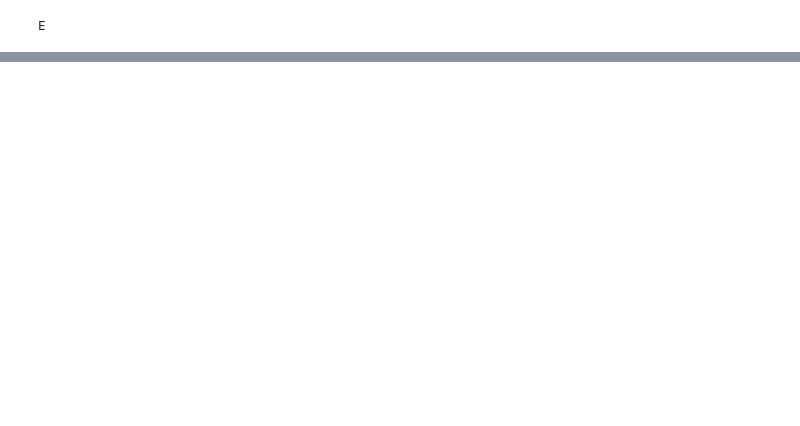
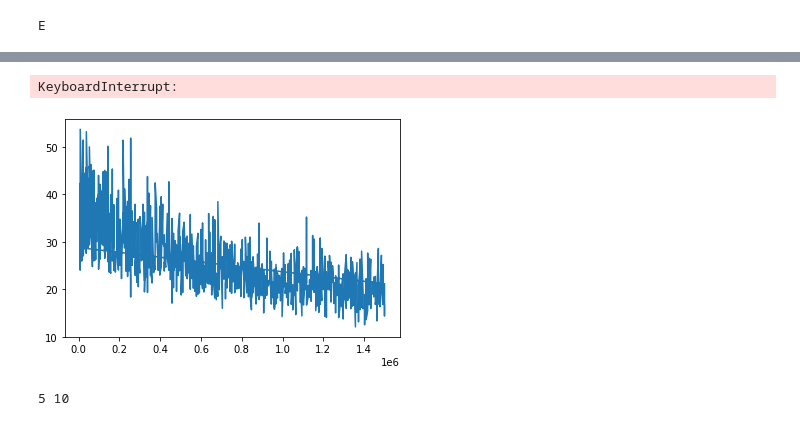
Before and after one commit to massanf/research2022, a Jupyter notebook: graph.ipynb, the cells around one changed output, grey strips where cells are left out. Saved outputs shown, nothing was run; the diff lists cells and outputs as text; code cells hidden in the pictures; blank space fills up the shorter version.

```diff
--- a/graph.ipynb
+++ b/graph.ipynb
@@ -40,0 +58,42 @@ E
+# %%
+import matplotlib.pyplot as plt
+import glob
+import pandas as pd
+import os
+import time
+import parse
+import pandas as pd
+
+while 1:
+    lines = []
+    latest_file = './pix2pix/checkpoints/facades_pix2pix/loss_log.txt'
+    with open(latest_file, 'r') as f:
+        for line in f:
+            lines.append(line)
+
+    cols = ['epoch', 'iters', 'time', 'data', 'G_GAN', 'G_L1', 'D_real', 'D_fake']
+    df = pd.DataFrame(columns=cols)
+
+    for line in lines:
+        if "=" in line:
+            continue
+        format_string = '(epoch: {:d}, iters: {:d}, time: {:3f}, data: {:3f}) G_GAN: {:3f} G_L1: {:3f} D_real: {:3f} D_fake: {:3f} \n'
+        parsed = parse.parse(format_string, line)
+        df.loc[len(df)] = list(parsed)
+
+    plt.cla()
+    plt.plot(df['epoch'] * 7500 + df['iters'], df['G_L1'])
+
+    n = latest_file.split('/')[-1].split('.')[-2]
+    plt.savefig(f"./graphs/loss2.png", facecolor='white', transparent=False)
+    time.sleep(5)
+# %% [output]
+KeyboardInterrupt:
+[figure, added]
+# %%
+import re
+string = 'value is between 5 and 10'
+m = re.match(r'value is between (.*) and (.*)', string)
+print(m.group(1), m.group(2))
+# %% [output]
+5 10
```
Also changed, not shown: parts of 3 cells of this notebook, 17 other files.
